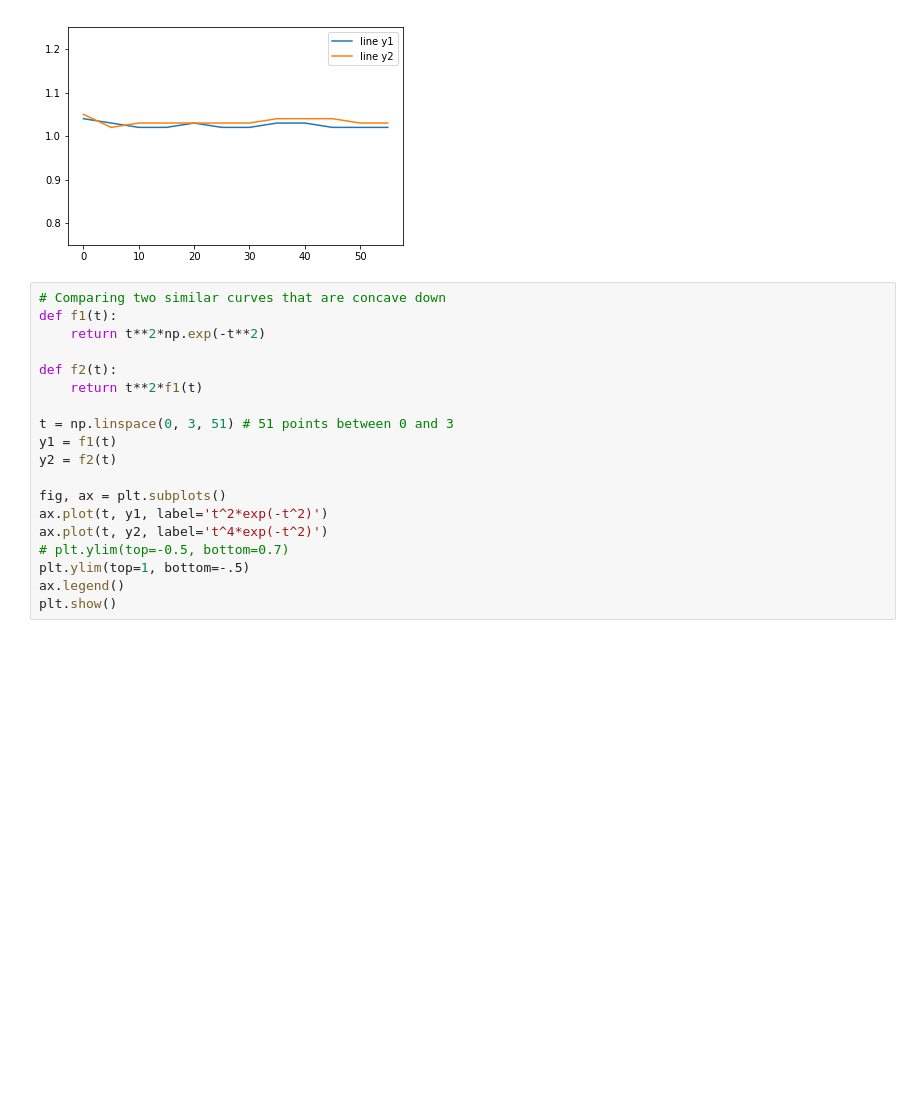
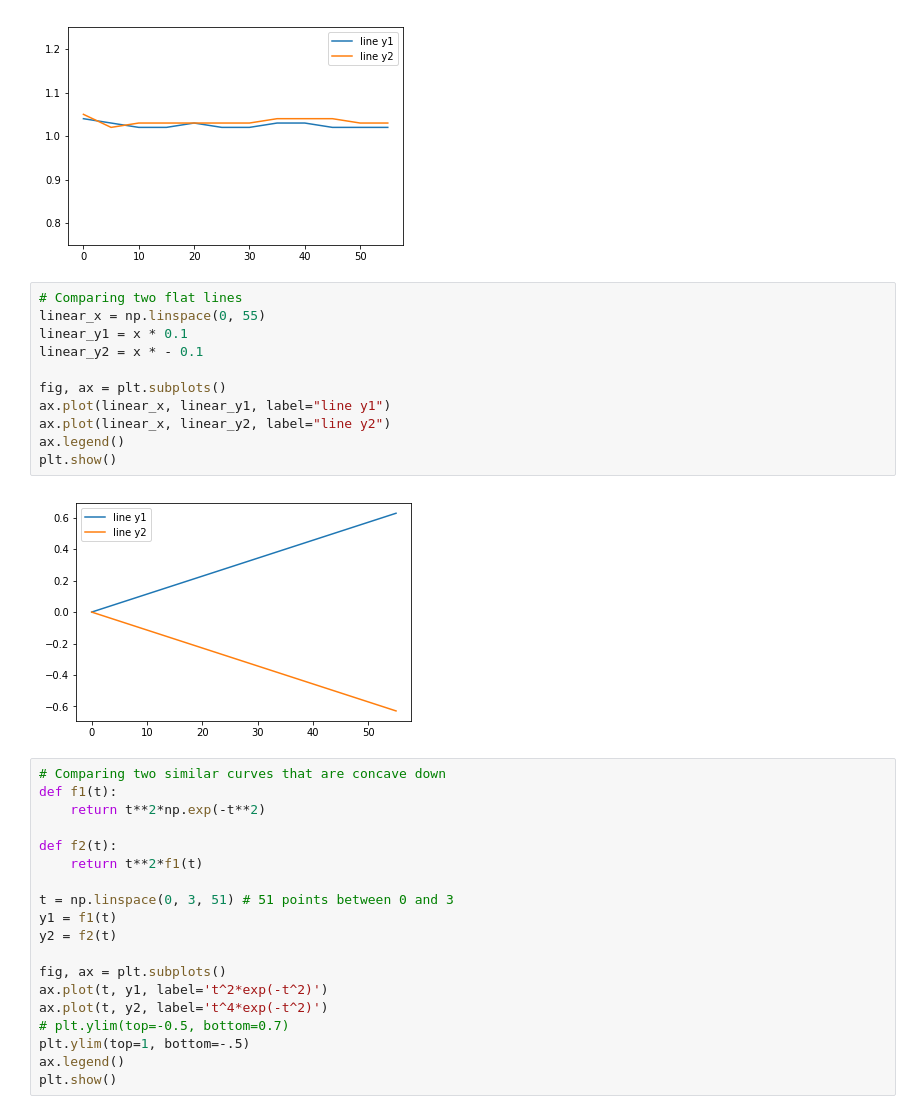
Before and after one commit to sunshinescience/tsdiff, a Jupyter notebook: tsdiff.ipynb, the cells around one changed output. Saved outputs shown, nothing was run; the diff lists cells and outputs as text; blank space fills up the shorter version.

```diff
--- a/tsdiff.ipynb
+++ b/tsdiff.ipynb
@@ -46,6 +46,19 @@ ax.legend()
 plt.show()
 # %% [output]
 [figure]
+# %%
+# Comparing two flat lines
+linear_x = np.linspace(0, 55)
+linear_y1 = x * 0.1
+linear_y2 = x * - 0.1
+
+fig, ax = plt.subplots()
+ax.plot(linear_x, linear_y1, label="line y1")
+ax.plot(linear_x, linear_y2, label="line y2")
+ax.legend()
+plt.show()
+# %% [output]
+[figure, added]
 # %%
 # Comparing two similar curves that are concave down
 def f1(t):
```
Also changed, not shown: parts of 9 cells of this notebook.
